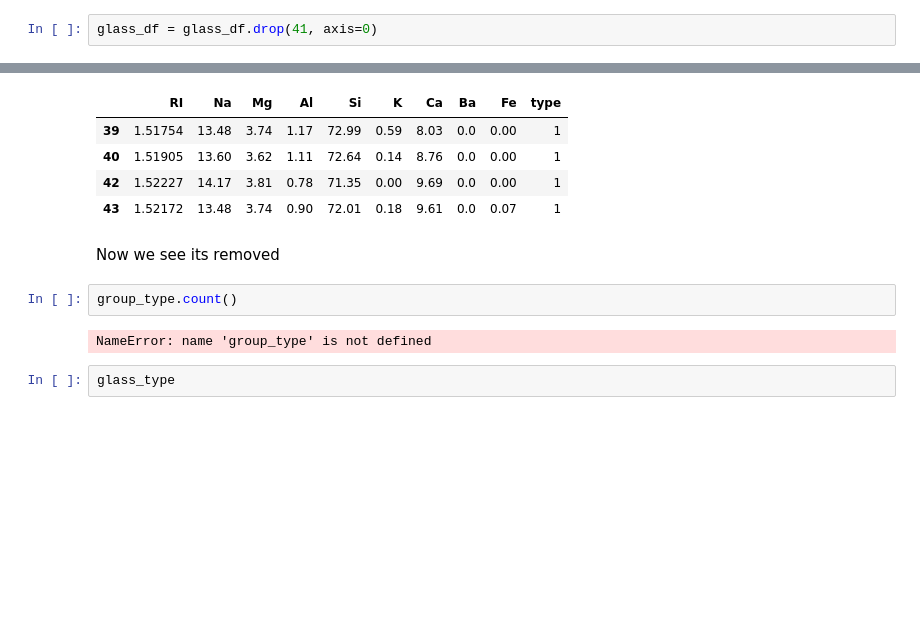
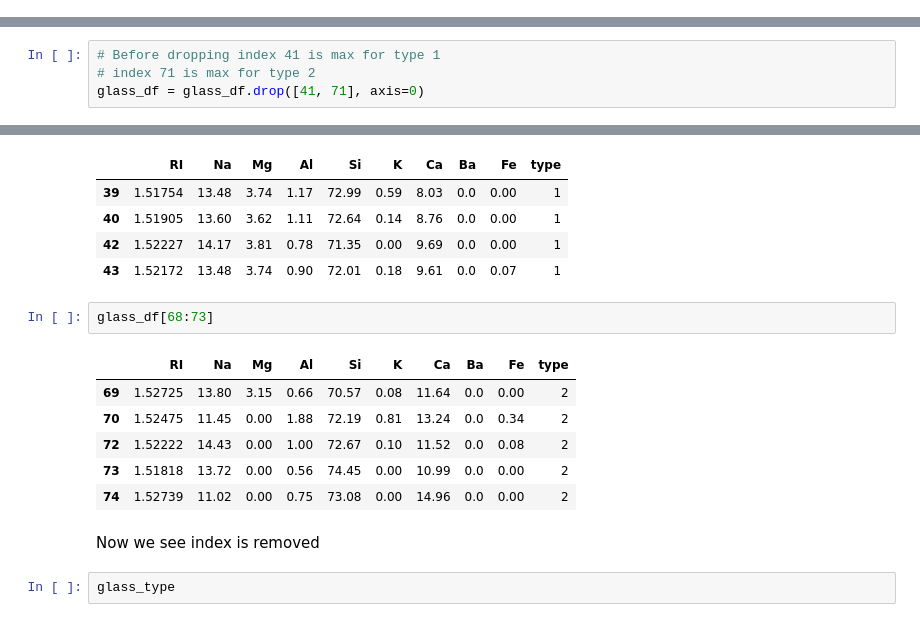
Before and after one commit to anderhos/Applied-Machine-Learning, a Jupyter notebook: ca4/ca4-notebook.ipynb, the cells around one changed output, grey strips where cells are left out. Drawn from its saved outputs; the diff is of its cells as text; blank space fills up the shorter version.

```diff
--- a/ca4/ca4-notebook.ipynb
+++ b/ca4/ca4-notebook.ipynb
@@ -223,4 +223,2 @@ Ba_series.idxmax()
 # %% [output]
 41
-# %%
-glass_df = glass_df.drop(41, axis=0)
@@ -227,3 +232,7 @@ glass_df = glass_df.drop(41, axis=0)
+# %%
+# Before dropping index 41 is max for type 1
+# index 71 is max for type 2
+glass_df = glass_df.drop([41, 71], axis=0)
 # %%
 glass_df[39:43]
 # %% [output]
@@ -232,12 +241,17 @@ glass_df[39:43]
 | 40 | 1.51905 | 13.60 | 3.62 | 1.11 | 72.64 | 0.14 | 8.76 | 0.0 | 0.00 | 1 |
 | 42 | 1.52227 | 14.17 | 3.81 | 0.78 | 71.35 | 0.00 | 9.69 | 0.0 | 0.00 | 1 |
 | 43 | 1.52172 | 13.48 | 3.74 | 0.90 | 72.01 | 0.18 | 9.61 | 0.0 | 0.07 | 1 |
+# %%
+glass_df[68:73]
+# %% [output]
+|  | RI | Na | Mg | Al | Si | K | Ca | Ba | Fe | type |
+| 69 | 1.52725 | 13.80 | 3.15 | 0.66 | 70.57 | 0.08 | 11.64 | 0.0 | 0.00 | 2 |
+| 70 | 1.52475 | 11.45 | 0.00 | 1.88 | 72.19 | 0.81 | 13.24 | 0.0 | 0.34 | 2 |
+| 72 | 1.52222 | 14.43 | 0.00 | 1.00 | 72.67 | 0.10 | 11.52 | 0.0 | 0.08 | 2 |
+| 73 | 1.51818 | 13.72 | 0.00 | 0.56 | 74.45 | 0.00 | 10.99 | 0.0 | 0.00 | 2 |
+| 74 | 1.52739 | 11.02 | 0.00 | 0.75 | 73.08 | 0.00 | 14.96 | 0.0 | 0.00 | 2 |
 # %% [markdown]
-Now we see its removed
+Now we see index is removed
-# %%
-group_type.count()
-# %% [output]
-NameError: name 'group_type' is not defined
 # %%
 glass_type
 # %% [output]
```
Also changed, not shown: parts of 4 cells of this notebook.
